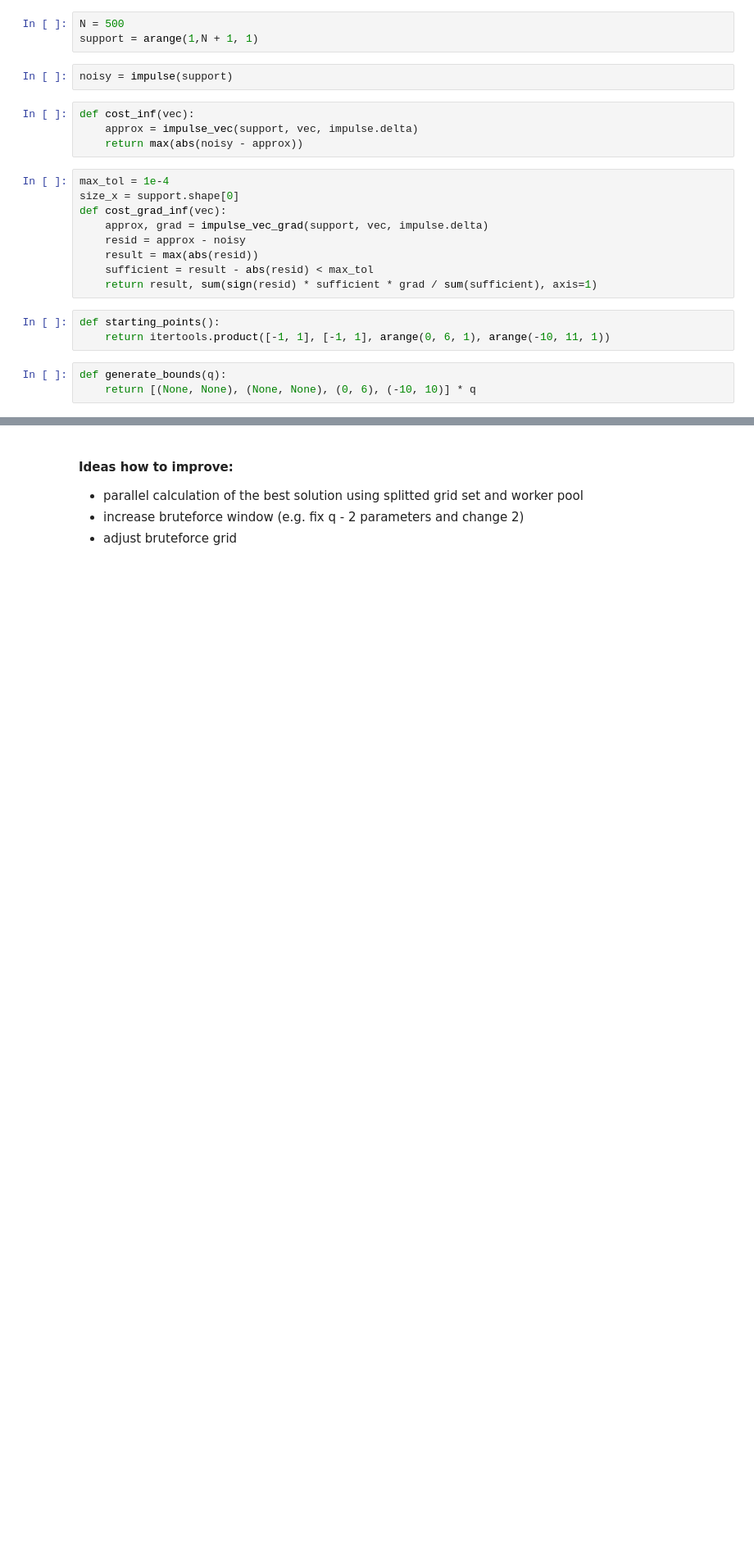
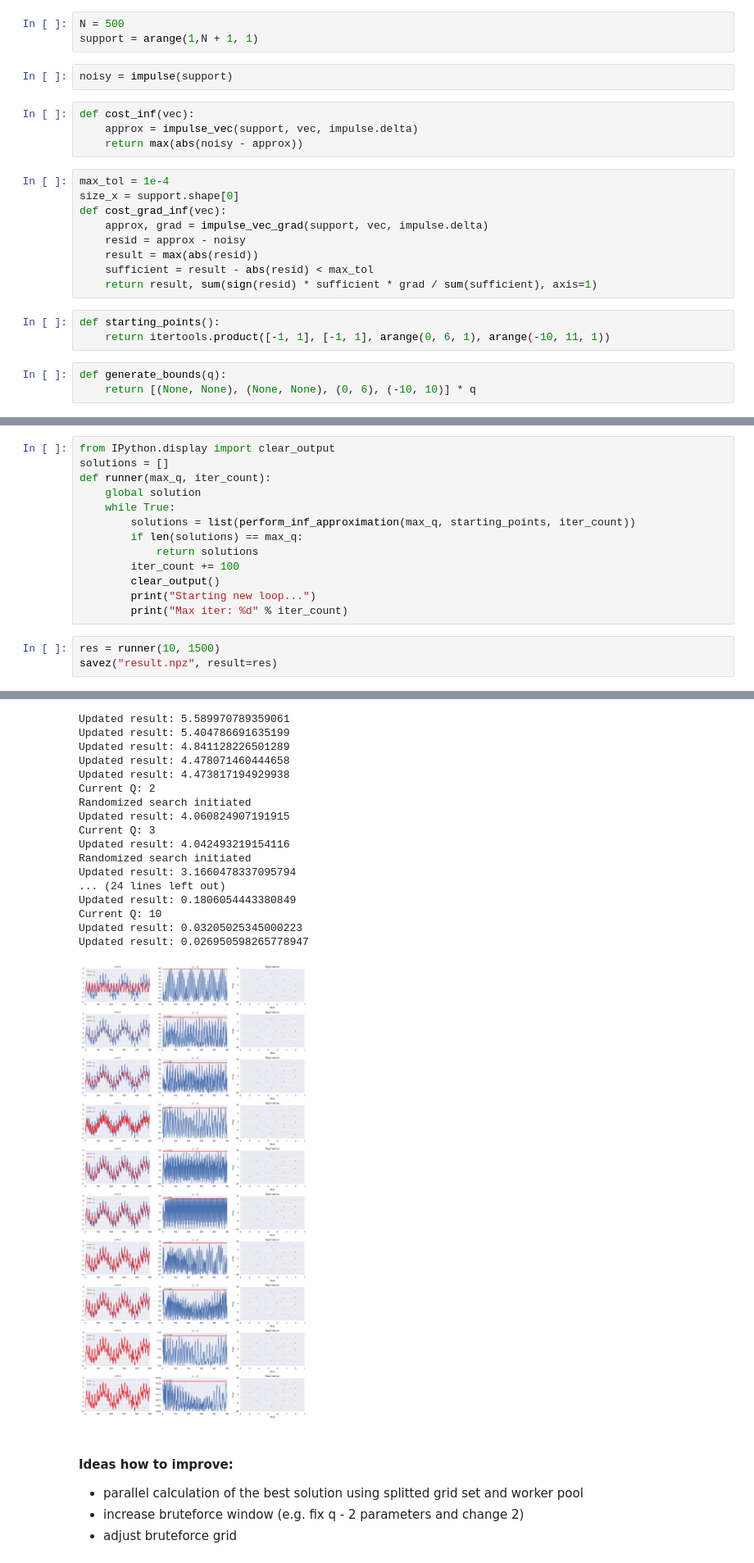
Before and after one commit to Megalitum/gubarev_labs, a Jupyter notebook: lab1.ipynb, the cells around one changed output, grey strips where cells are left out. Shown at 82% size. Saved outputs shown, nothing was run; the diff lists cells and outputs as text; blank space fills up the shorter version.

```diff
--- a/lab1.ipynb
+++ b/lab1.ipynb
@@ -232,0 +202,17 @@ Updated result: 2.6517766074415343
+# %%
+from IPython.display import clear_output
+solutions = []
+def runner(max_q, iter_count):
+    global solution
+    while True:
+        solutions = list(perform_inf_approximation(max_q, starting_points, iter_count))
+        if len(solutions) == max_q:
+            return solutions
+        iter_count += 100
+        clear_output()
+        print("Starting new loop...")
+        print("Max iter: %d" % iter_count)
+# %%
+res = runner(10, 1500)
+savez("result.npz", result=res)
+# %% [output]
@@ -233,3 +222,21 @@ Updated result: 2.6517766074415343
+Updated result: 5.589970789359061
+Updated result: 5.404786691635199
+Updated result: 4.841128226501289
+Updated result: 4.478071460444658
+Updated result: 4.473817194929938
+Current Q: 2
+Randomized search initiated
+Updated result: 4.060824907191915
+Current Q: 3
+Updated result: 4.042493219154116
+Randomized search initiated
+Updated result: 3.1660478337095794
+... (24 lines left out)
+Updated result: 0.1806054443380849
+Current Q: 10
+Updated result: 0.03205025345000223
+Updated result: 0.026950598265778947
+[figure, added]
 # %% [markdown]
 #### Ideas how to improve:
 - parallel calculation of the best solution using splitted grid set and worker pool
```
Also changed, not shown: parts of 8 cells of this notebook, 2 other files.
